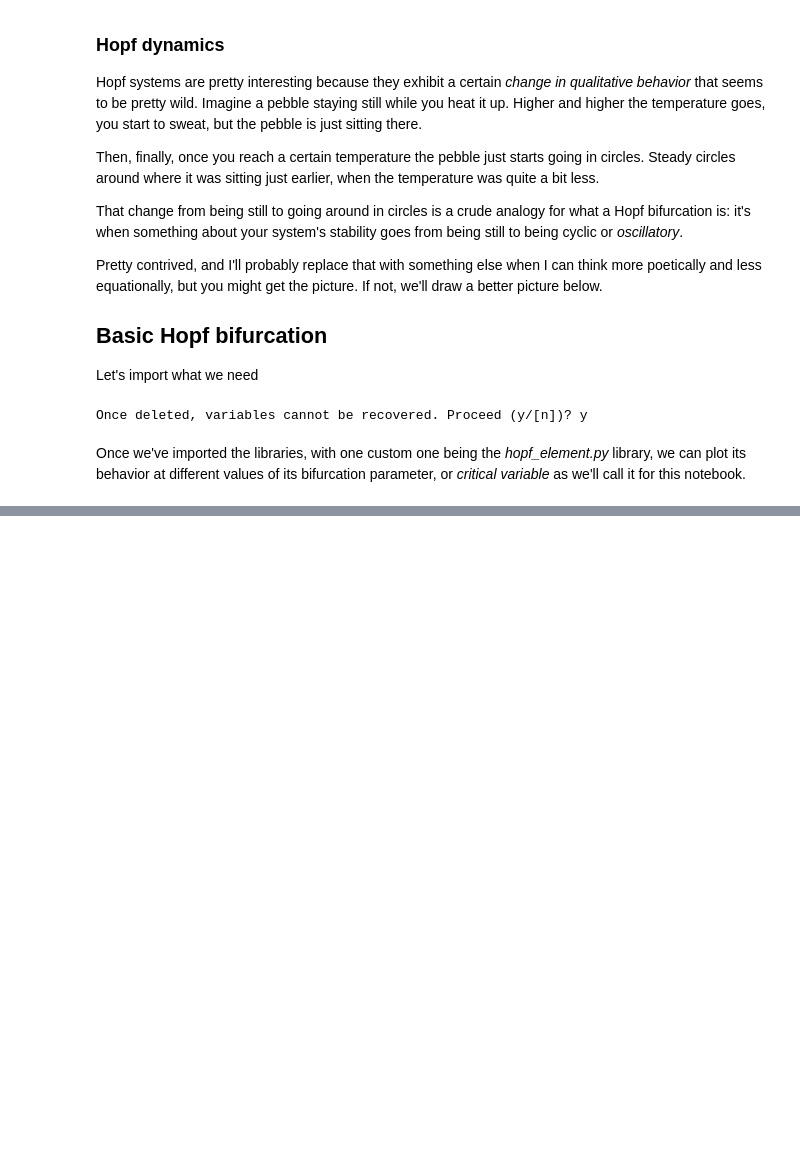
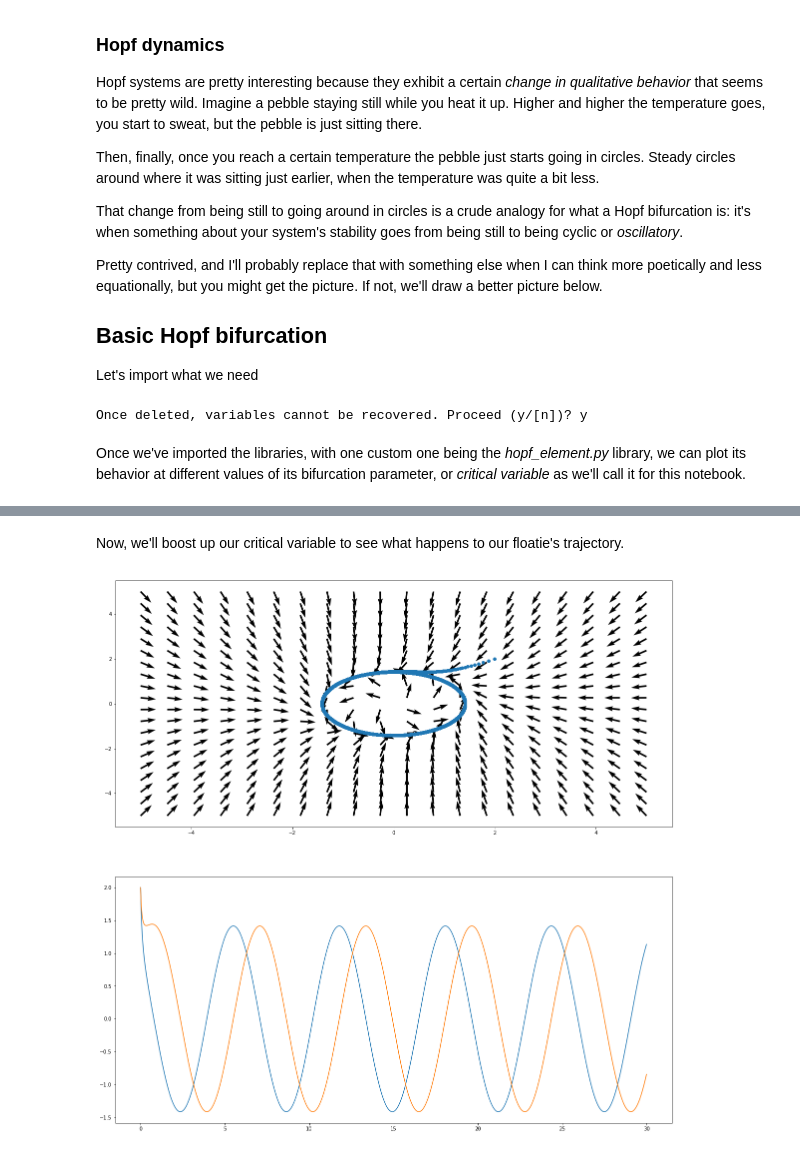
Before and after one commit to virati/VisualizeDynamics, a Jupyter notebook: Hopf_Basics.ipynb, the cells around one changed output, grey strips where cells are left out. Saved outputs shown, nothing was run; the diff lists cells and outputs as text; code cells hidden in the pictures; blank space fills up the shorter version.

```diff
--- a/Hopf_Basics.ipynb
+++ b/Hopf_Basics.ipynb
@@ -41,0 +59,8 @@ Here, we see the flow field of our Hopf system.
+# %% [markdown]
+Now, we'll boost up our critical variable to see what happens to our floatie's trajectory.
+# %%
+simpleNet.mu = 2
+simpleNet.plot_flow(plot_traj=True)
+plt.show()
+# %% [output]
+[figure, added]
```
Also changed, not shown: parts of 8 cells of this notebook, 1 other file.
